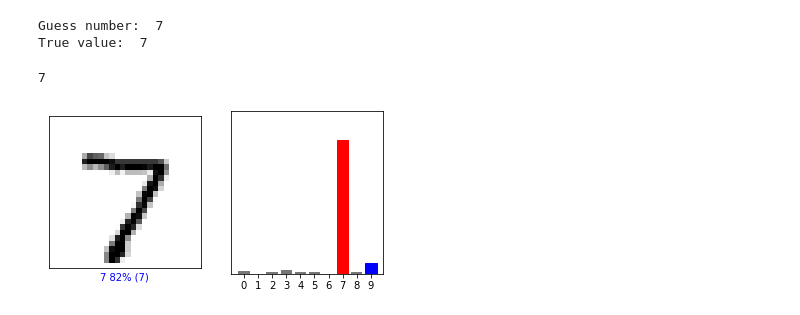
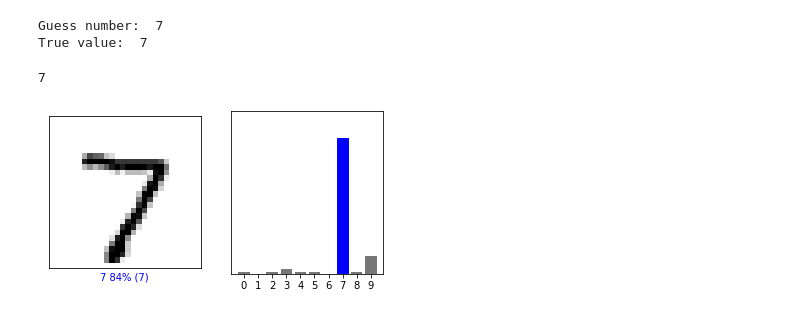
Before and after one commit to 10yung/Machine-Learning-Playground, a Jupyter notebook: Regression/Logistic Regression/main_tensorflow_keras.ipynb, the cells around one changed output. Drawn from its saved outputs; the diff is of its cells as text; code cells hidden in the pictures.

Commit message:
fix plot image index mismatch error

```diff
--- a/Regression/Logistic Regression/main_tensorflow_keras.ipynb
+++ b/Regression/Logistic Regression/main_tensorflow_keras.ipynb
@@ -83,7 +83,7 @@ None
   Train the model
 '''
 
-EPOCHS = 5
+EPOCHS = 10
 
 # The param"verbose": Integer. 0, 1, or 2. Verbosity mode. 0 = silent, 1 = progress bar, 2 = one line per epoch.
 history = model.fit(
@@ -169,15 +176,15 @@ def plot_value_array(i, predictions_array, true_label):
 # %%
 i = 0
 print(y_test[i])
 plt.figure(figsize=(6,3))
 plt.subplot(1,2,1)
 plot_image(i, predictions[i], y_test[i], x_test)
 plt.subplot(1,2,2)
-plot_value_array(i, predictions[i], y_test[12])
+plot_value_array(i, predictions[i], y_test[i])
 plt.show()
 # %% [output]
 7
-[figure, old version]
+[figure, new version]
 # %%
 # Plot the first X test images, their predicted labels, and the true labels.
 # Color correct predictions in blue and incorrect predictions in red.
```
Also changed, not shown: parts of 5 cells of this notebook, 3 other files.
